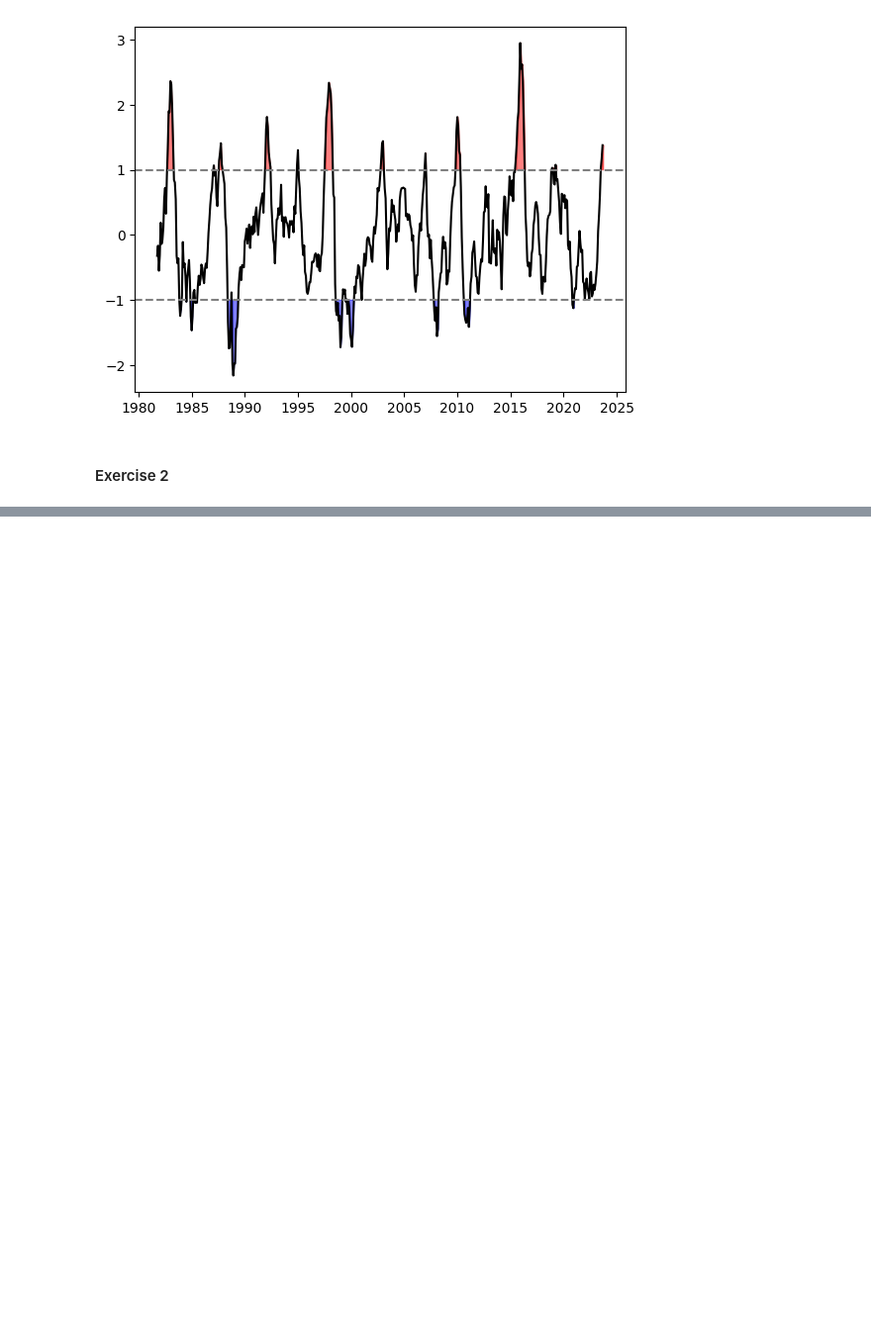
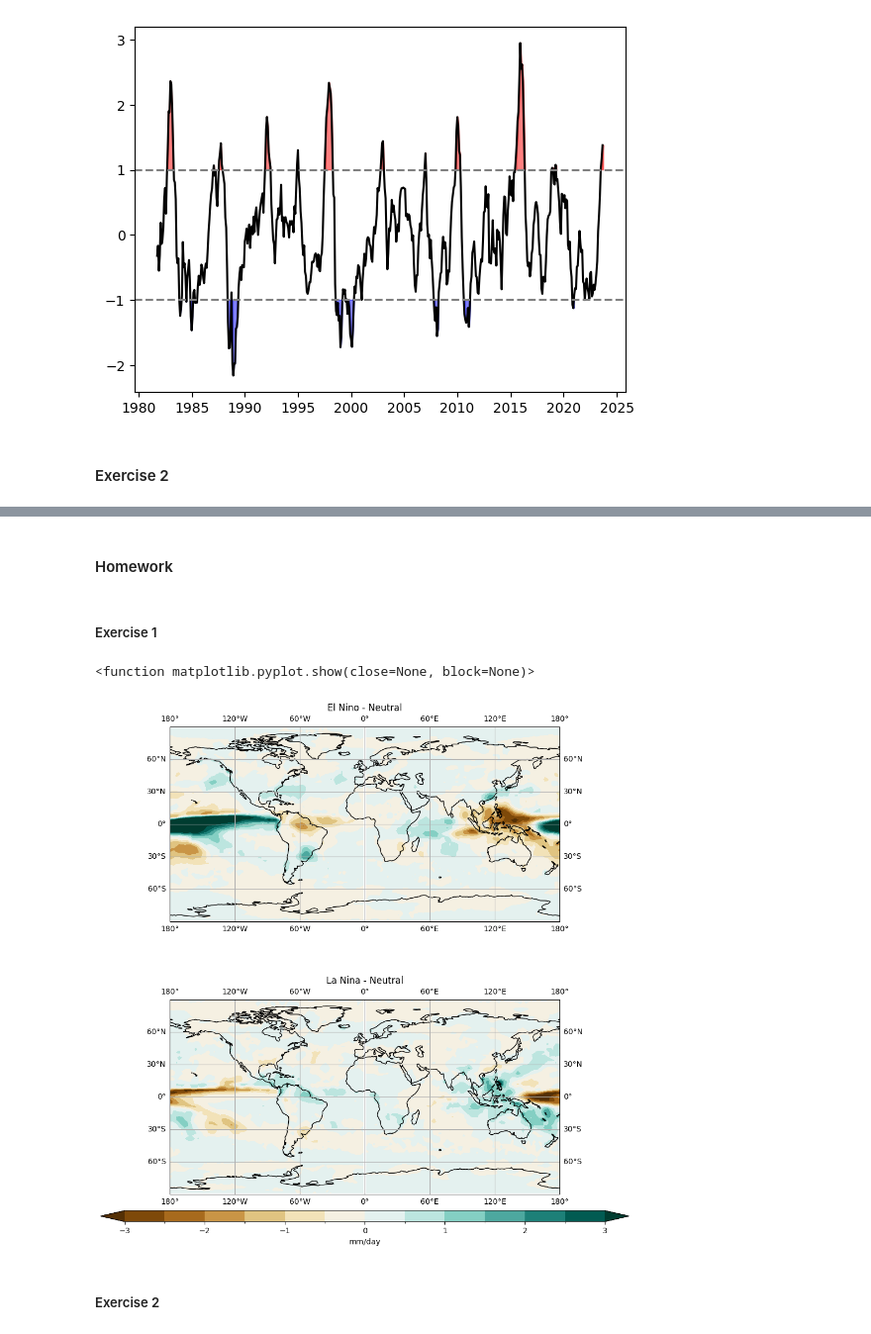
Before and after one commit to Minhsuperfragile/data_visualization_labwork, a Jupyter notebook: homework5.ipynb, the cells around one changed output, grey strips where cells are left out. Shown at 99% size. Drawn from its saved outputs; the diff is of its cells as text; code cells hidden in the pictures; blank space fills up the shorter version.

```diff
--- a/homework5.ipynb
+++ b/homework5.ipynb
@@ -61,5 +62,0 @@ tmp1=tmp-tmp.mean(dim="time")
-# %%
-lon = precipe_data.coords['lon'].values
-lat = precipe_data.coords['lat'].values
-
-data = precipe_data.precip.values
@@ -97,0 +151,47 @@ TypeError: Dimensions of C (72, 72) should be one smaller than X(144) and Y(72)
+# %% [markdown]
+#### Homework
+# %% [markdown]
+##### Exercise 1
+# %%
+elnino_vs_neural = elnino_comp - neutral_comp
+lanina_vs_neural = lanina_comp - neutral_comp
+# %%
+fig = plt.figure(figsize=(12, 10))
+projection = ccrs.PlateCarree()
+
+vmin, vmax = -3, 3
+titles = [f'El Nino - Neutral', f'La Nina - Neutral']
+composites = [elnino_vs_neural, lanina_vs_neural]
+
+for idx, (title, data) in enumerate(zip(titles, composites)):
+    ax = plt.subplot(2, 1, idx + 1, projection=projection)
+
+    im = data.plot.contourf(
+        ax=ax,
+        transform=ccrs.PlateCarree(),
+        levels=np.linspace(vmin, vmax, 13),
+        cmap='BrBG',
+        add_colorbar=False,
+        extend='both'
+    )
+
+    ax.coastlines()
+    ax.gridlines(draw_labels=True)
+
+    ax.set_title(title)
+    ax.set_ylim(-90, 90)
+    ax.set_xlim(-180, 180)
+
+# Adjust colorbar position
+cbar_ax = fig.add_axes([0.1, 0.05, 0.8, 0.02])
+cbar = plt.colorbar(im, cax=cbar_ax, orientation='horizontal')
+cbar.set_label('mm/day', fontsize=10)
+
+# Adjust spacing
+plt.subplots_adjust(left=0.1, right=0.9, top=0.95, bottom=0.1, hspace=0.4)
+plt.show
+# %% [output]
+<function matplotlib.pyplot.show(close=None, block=None)>
+[figure, added]
+# %% [markdown]
+##### Exercise 2
```
Also changed, not shown: parts of 13 cells of this notebook.
